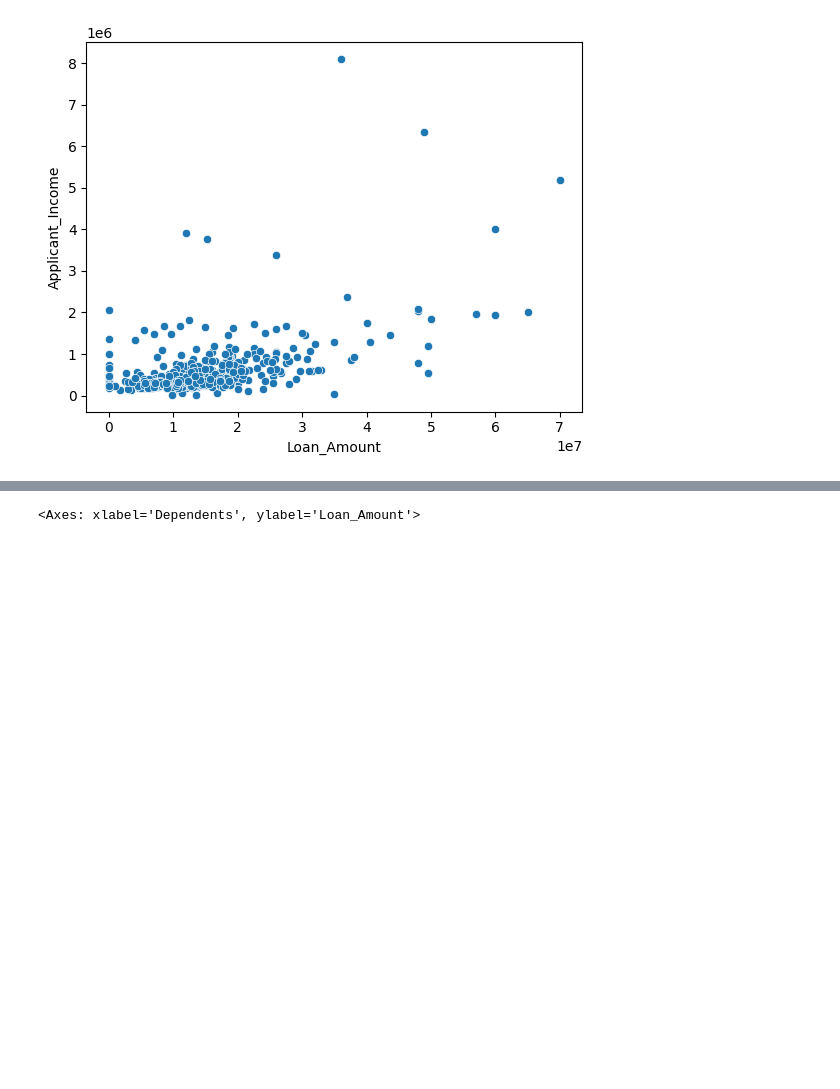
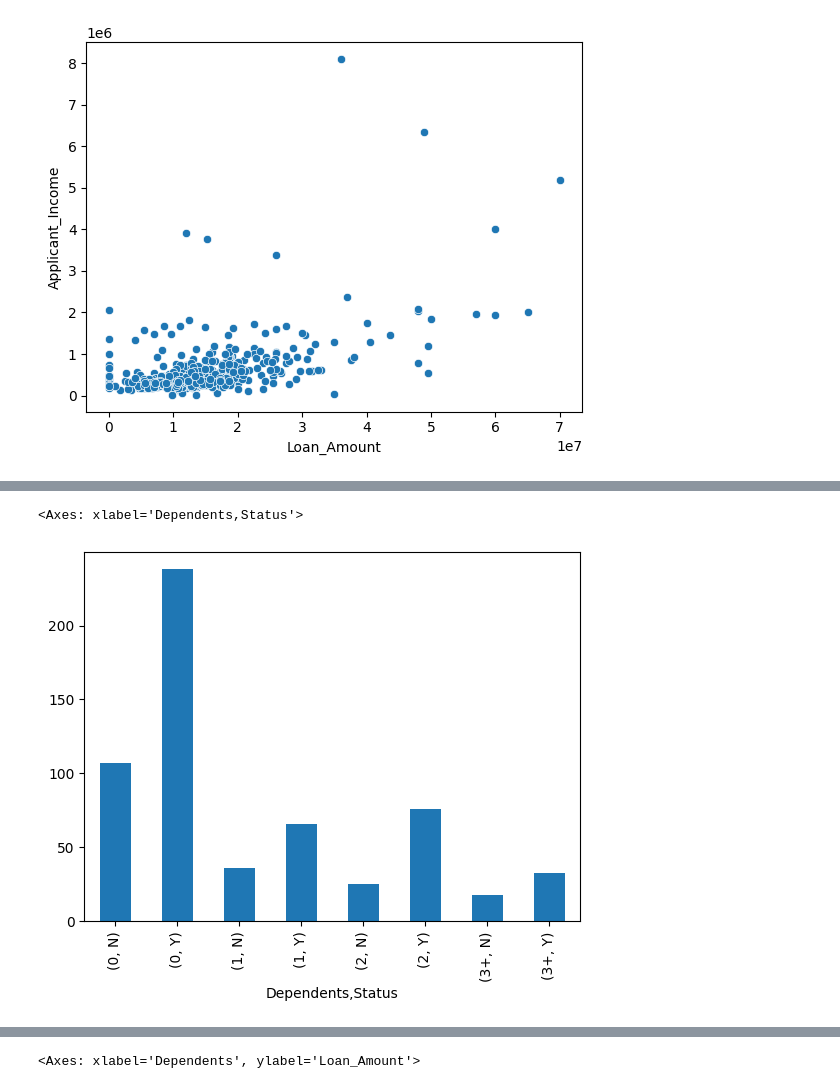
Before and after one commit to Chesta1/Bank_loan_classification, a Jupyter notebook: Bank_loan_classification.ipynb, the cells around one changed output, grey strips where cells are left out. Cells and saved outputs as stored; diff of their text form; code cells hidden in the pictures; blank space fills up the shorter version.

```diff
--- a/Bank_loan_classification.ipynb
+++ b/Bank_loan_classification.ipynb
@@ -201,0 +202,5 @@ sns.boxplot(data=loan_data,x='Gender',y='Applicant_Income',hue='Status')
+# %%
+loan_data.groupby(['Dependents','Status']).size().plot(kind='bar')
+# %% [output]
+<Axes: xlabel='Dependents,Status'>
+[figure, added]
```
Also changed, not shown: parts of 77 cells of this notebook.
